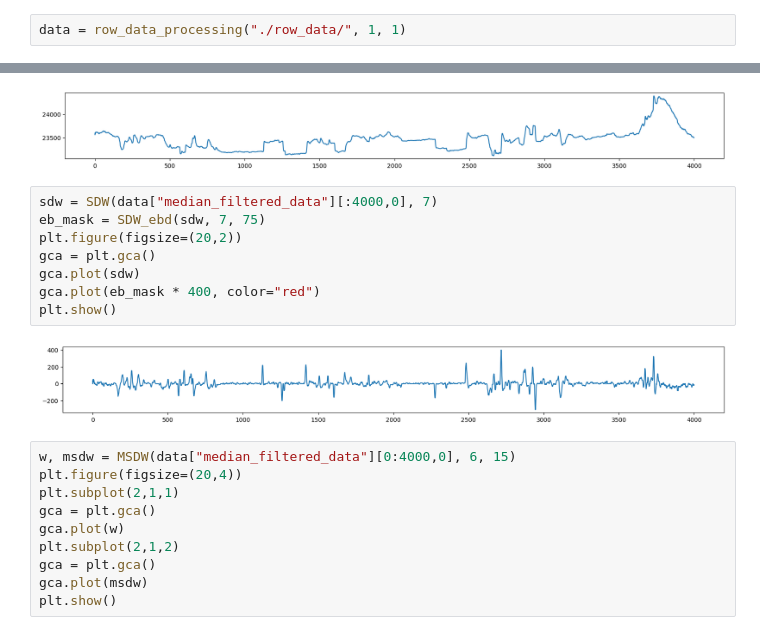
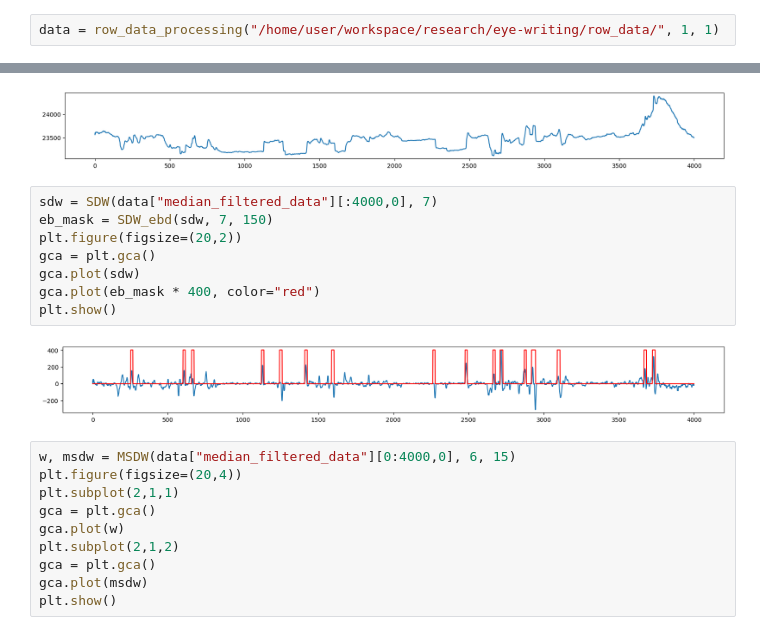
Before and after one commit to gusxo/backup, a Jupyter notebook: view.ipynb, the cells around one changed output, grey strips where cells are left out. Saved outputs shown, nothing was run; the diff lists cells and outputs as text.

```diff
--- a/view.ipynb
+++ b/view.ipynb
@@ -416,5 +469,5 @@ def fft_plot(d, fs, channel_list=None, xlim=(-32,32), ylim=(0,2.5)):
 # %%
 # plt.plot(data[0][0][0][:,1])
 # %%
-data = row_data_processing("./row_data/", 1, 1)
+data = row_data_processing("/home/user/workspace/research/eye-writing/row_data/", 1, 1)
 # %% [output]
@@ -444,14 +497,14 @@ plt.show()
 [figure]
 # %%
 sdw = SDW(data["median_filtered_data"][:4000,0], 7)
-eb_mask = SDW_ebd(sdw, 7, 75)
+eb_mask = SDW_ebd(sdw, 7, 150)
 plt.figure(figsize=(20,2))
 gca = plt.gca()
 gca.plot(sdw)
 gca.plot(eb_mask * 400, color="red")
 plt.show()
 # %% [output]
-[figure, old version]
+[figure, new version]
 # %%
 w, msdw = MSDW(data["median_filtered_data"][0:4000,0], 6, 15)
 plt.figure(figsize=(20,4))
```
Also changed, not shown: parts of 12 cells of this notebook.
